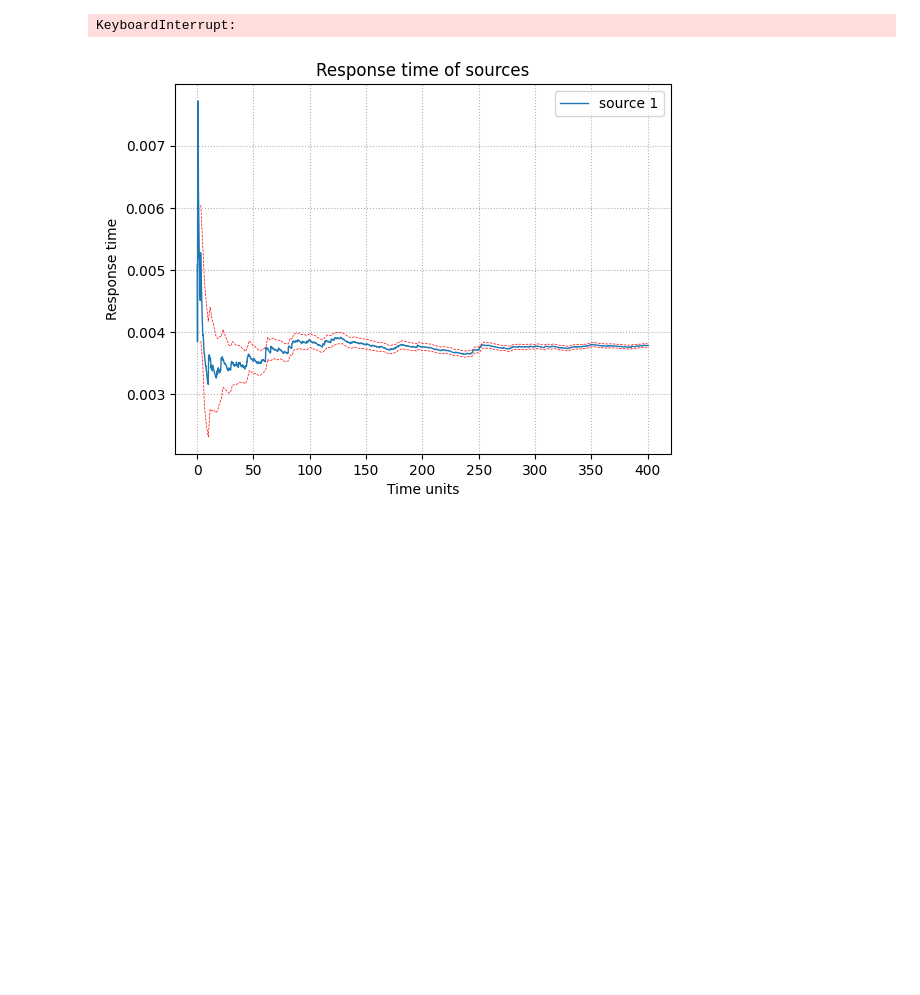
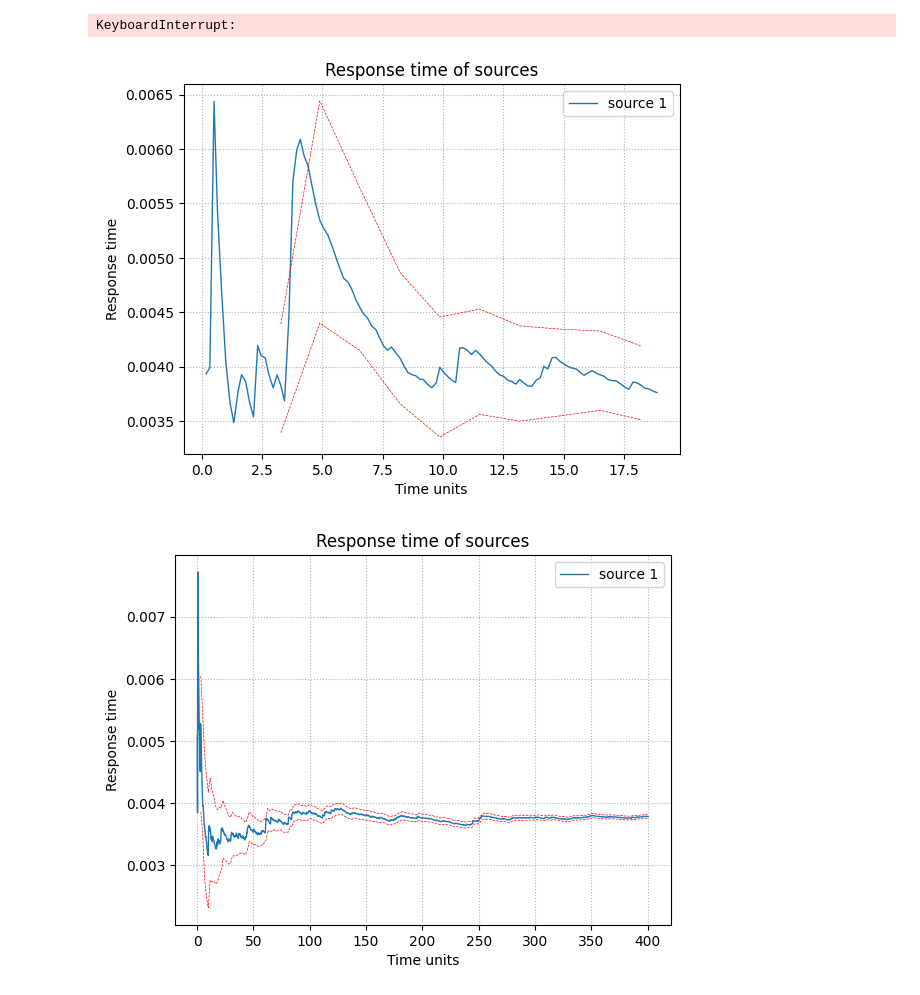
Before and after one commit to ArthurMbraga/simulation-and-metrology-project, a Jupyter notebook: singleSimulation.ipynb, the cells around one changed output. Drawn from its saved outputs; the diff is of its cells as text; code cells hidden in the pictures; blank space fills up the shorter version.

```diff
--- a/singleSimulation.ipynb
+++ b/singleSimulation.ipynb
@@ -101,6 +101,10 @@ env.process(progress_bar(env, simulationDuration))
 env.run(until=simulationDuration)
 # %% [output]
 KeyboardInterrupt:
+# %%
+plotResult(1)
+# %% [output]
+[figure, added]
 # %%
 plotResult(1)
 plotResult(2)
```
Also changed, not shown: parts of 2 cells of this notebook, 22 other files.
